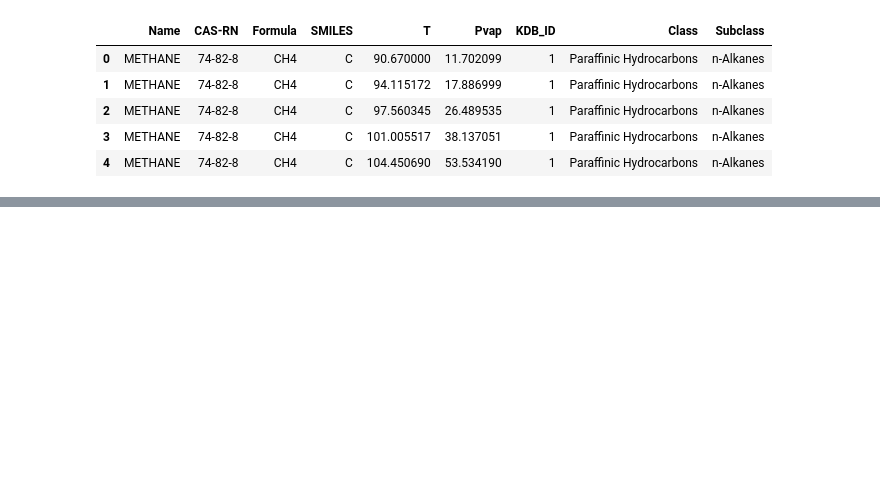
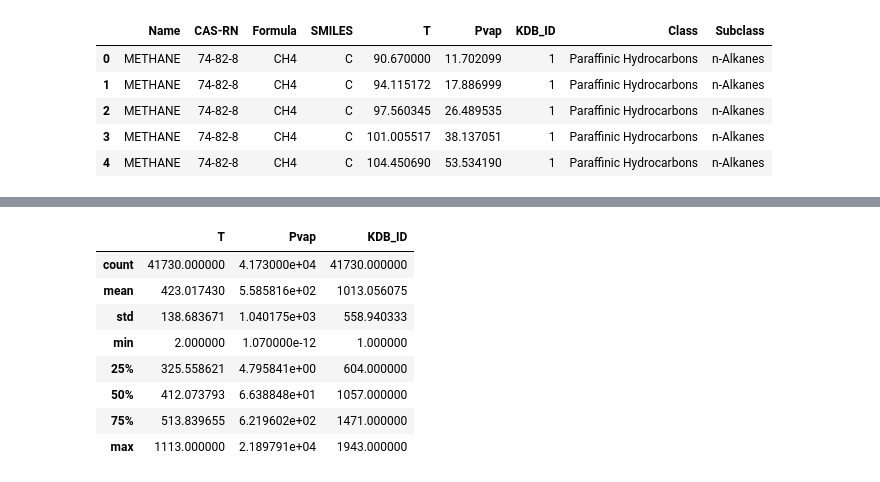
Before and after one commit to BoniYu/Deep-Neural-Network-for-VLE, a Jupyter notebook: notebook/part2.ipynb, the cells around one changed output, grey strips where cells are left out. Cells and saved outputs as stored; diff of their text form; code cells hidden in the pictures; blank space fills up the shorter version.

```diff
--- a/notebook/part2.ipynb
+++ b/notebook/part2.ipynb
@@ -16,0 +41,12 @@ df.head()
+# %%
+df.describe()
+# %% [output]
+|  | T | Pvap | KDB_ID |
+| count | 41730.000000 | 4.173000e+04 | 41730.000000 |
+| mean | 423.017430 | 5.585816e+02 | 1013.056075 |
+| std | 138.683671 | 1.040175e+03 | 558.940333 |
+| min | 2.000000 | 1.070000e-12 | 1.000000 |
+| 25% | 325.558621 | 4.795841e+00 | 604.000000 |
+| 50% | 412.073793 | 6.638848e+01 | 1057.000000 |
+| 75% | 513.839655 | 6.219602e+02 | 1471.000000 |
+| max | 1113.000000 | 2.189791e+04 | 1943.000000 |
```
Also changed, not shown: parts of 16 cells of this notebook, 4 other files.
